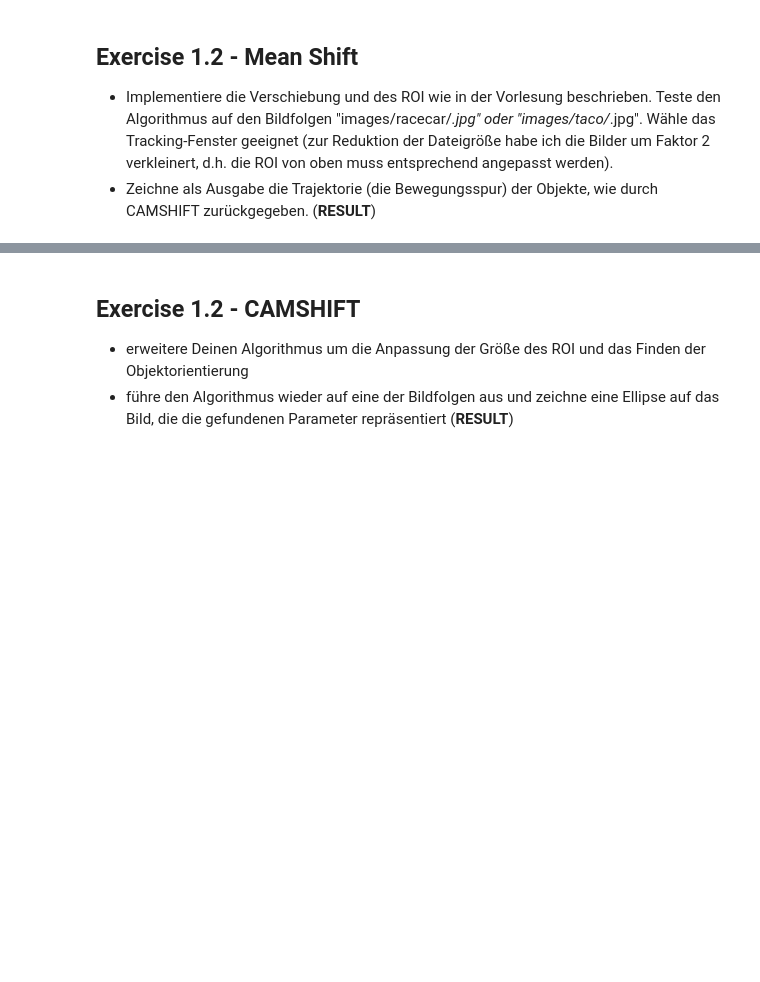
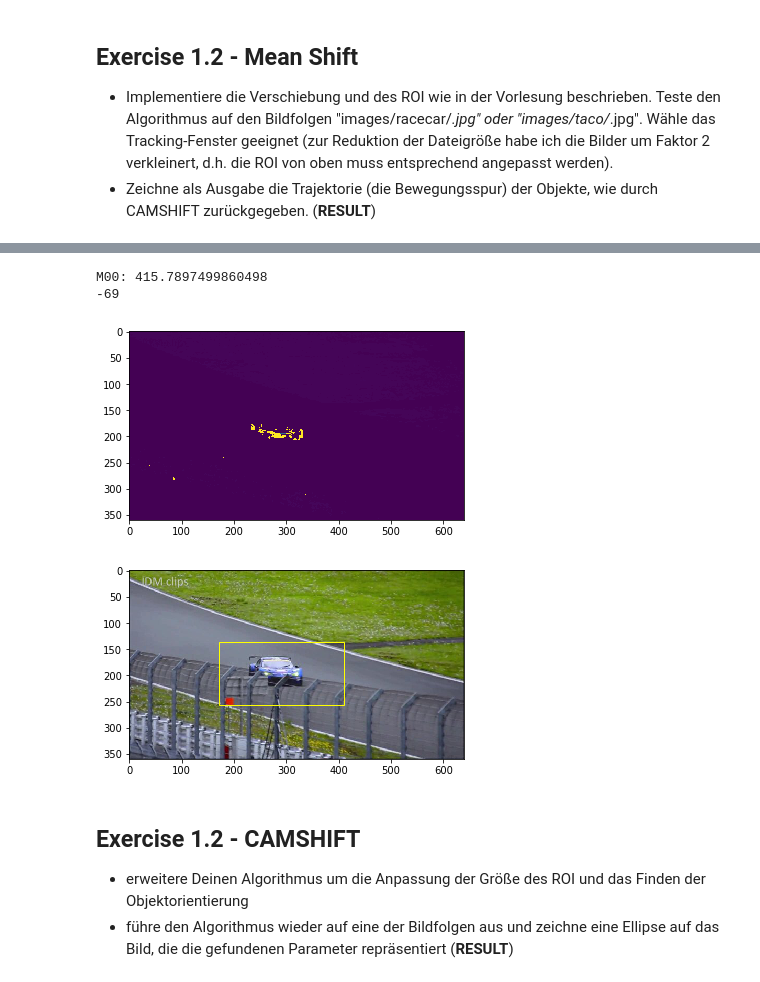
Before and after one commit to YJ14/Computer-Vision-2018, a Jupyter notebook: 02_CAMSHIFT.ipynb, the cells around one changed output, grey strips where cells are left out. Saved outputs shown, nothing was run; the diff lists cells and outputs as text; code cells hidden in the pictures; blank space fills up the shorter version.

```diff
--- a/02_CAMSHIFT.ipynb
+++ b/02_CAMSHIFT.ipynb
@@ -110,12 +125,33 @@ def drawROI(image, x, y, width, height, out = plt):
             width,
             height,
             fill=False,
-            edgecolor="red"
+            edgecolor="yellow"
         )
     )
 
     out.imshow(image)
 
+
+def getM00(probDistribution):
+    return np.sum(probDistribution)
+
+
+# def getWindowPos(probDistribution, m00):
+#     height, width = probDistribution.shape
+#     xPos = 0
+#     yPos = 0
+#
+#     for x in range (0, width):
+#         for y in range (0, height):
+#             prob = probDistribution[y,x]
+#
+#             xPos += x * prob
+#             yPos += y * prob
+#
+#     return int(round(xPos / m00)), int(round(yPos / m00))
+
+
+# drawROI(lastFrame, x, y, 160, 90)
 # showRoiFrame(image, 480, 260, 160, 90)
 # %% [markdown]
 ##  Exercise 1.2 - Mean Shift
@@ -124,3 +220,27 @@ def drawROI(image, x, y, width, height, out = plt):
+# %%
+
+for i in range(0 ,150, 1):
+    print(i)
+    tmp_image = io.imread(get_file_name(i))
+    tmp_image_hsv = color.rgb2hsv(tmp_image)
+
+
+
+
+
+
+plt.figure(1)
+plt.imshow(probDistr)
+
+px, py = meanShift(probDistr, M_X, M_Y, M_SIZE_X, M_SIZE_Y)
+
+plt.figure(2)
+drawROI(lastFrame, px, py, M_SIZE_X, M_SIZE_Y)
+# %% [output]
+M00: 415.7897499860498
+-69
+[figure, added]
+[figure, added]
 # %% [markdown]
 ##  Exercise 1.2 - CAMSHIFT
 * erweitere Deinen Algorithmus um die Anpassung der Größe des ROI und das Finden der Objektorientierung
```
Also changed, not shown: parts of 3 cells of this notebook.
